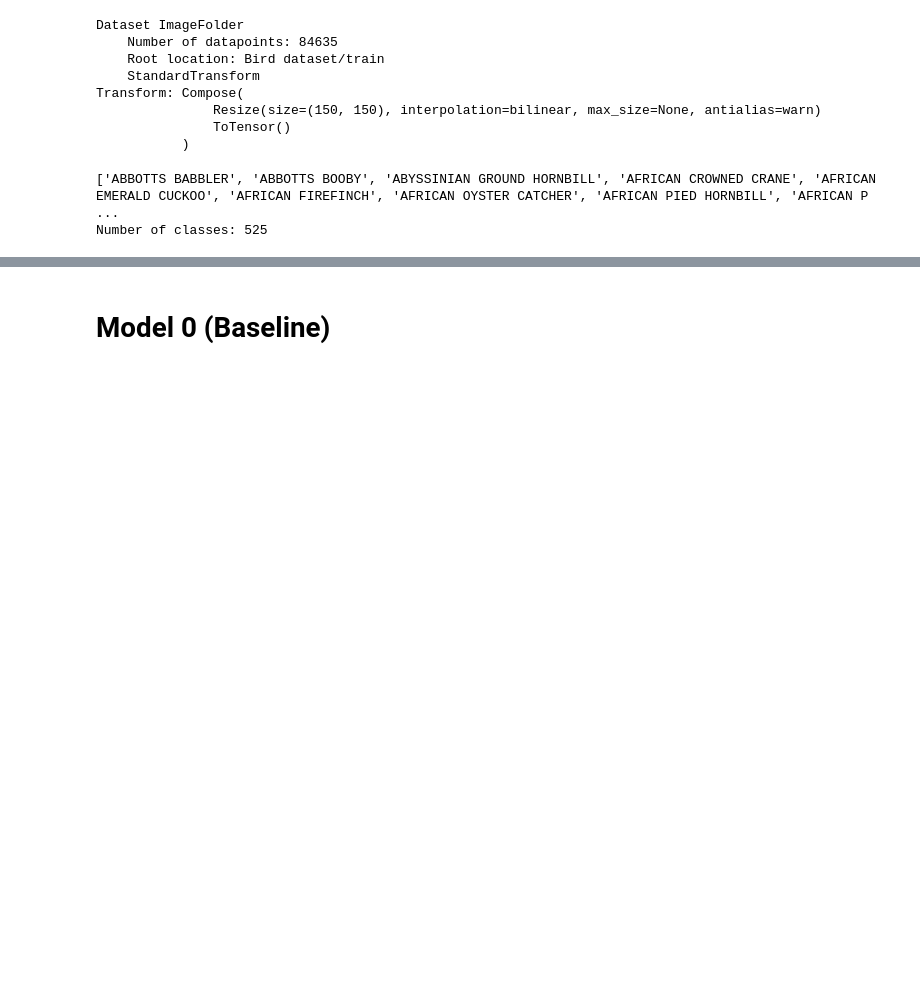
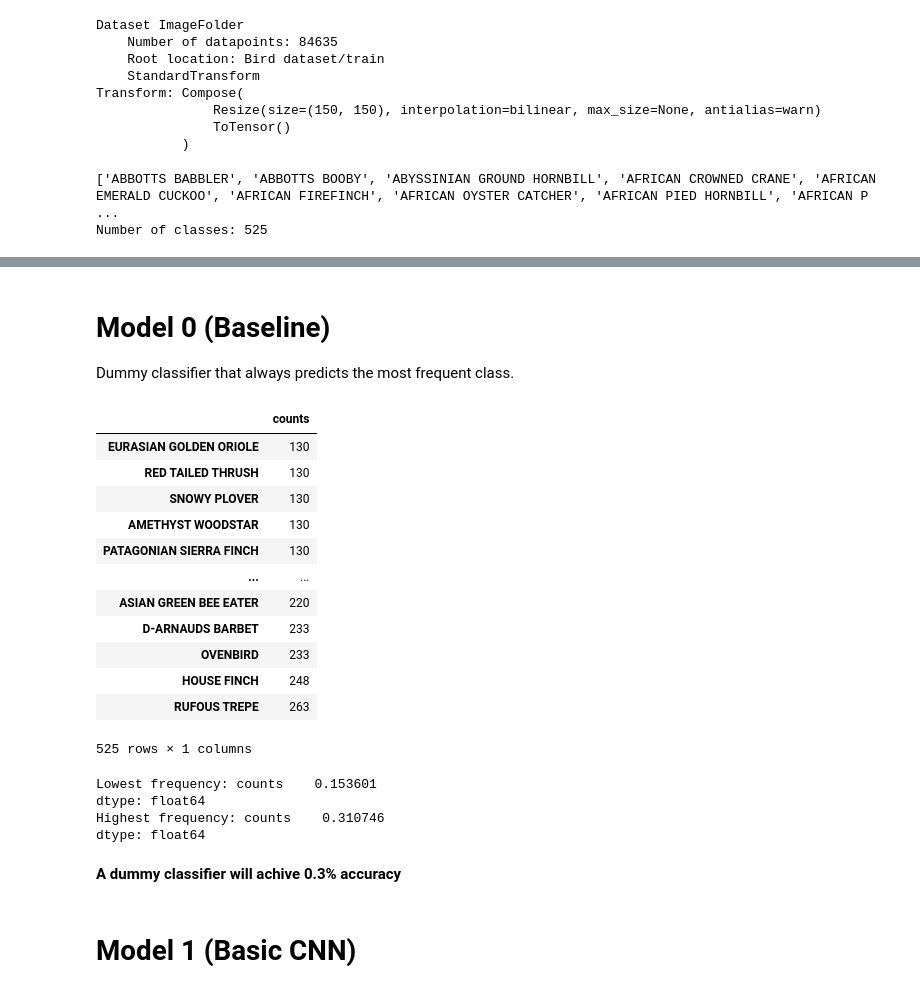
Before and after one commit to ManuelGehl/bird_image_classifier, a Jupyter notebook: bird_image_classifier.ipynb, the cells around one changed output, grey strips where cells are left out. Drawn from its saved outputs; the diff is of its cells as text; code cells hidden in the pictures; blank space fills up the shorter version.

```diff
--- a/bird_image_classifier.ipynb
+++ b/bird_image_classifier.ipynb
@@ -105,3 +110,47 @@ val_dataloader = DataLoader(
 )
 # %% [markdown]
 # Model 0 (Baseline)
+
+Dummy classifier that always predicts the most frequent class.
+# %%
+# Initialize a defaultdict to store class counts
+class_counts = defaultdict(int)
+
+# Iterate through the dataset and count the occurrences of each class
+for _, label in train_data:
+    class_counts[label] += 1
+# Turn into dataframe
+class_count_df = pd.DataFrame({"counts": class_counts.values()}, index=class_names)
+# Check counts of most abundant and least abundant class
+class_count_df.sort_values(by="counts")
+# %% [output]
+|  | counts |
+| EURASIAN GOLDEN ORIOLE | 130 |
+| RED TAILED THRUSH | 130 |
+| SNOWY PLOVER | 130 |
+| AMETHYST WOODSTAR | 130 |
+| PATAGONIAN SIERRA FINCH | 130 |
+| ... | ... |
+| ASIAN GREEN BEE EATER | 220 |
+| D-ARNAUDS BARBET | 233 |
+| OVENBIRD | 233 |
+| HOUSE FINCH | 248 |
+| RUFOUS TREPE | 263 |
+525 rows × 1 columns
+# %%
+# Determine frequencies of extreme classes
+mininum_class = class_count_df.min()
+maximum_class = class_count_df.max()
+sum_classes = class_count_df.sum()
+frequency_low = 100 * (mininum_class / sum_classes)
+frequency_high = 100 * (maximum_class / sum_classes)
+print(f"Lowest frequency: {frequency_low.item()} \nHighest frequency: {frequency_high.item()}")
+# %% [output]
+Lowest frequency: counts    0.153601
+dtype: float64
+Highest frequency: counts    0.310746
+dtype: float64
+# %% [markdown]
+**A dummy classifier will achive 0.3% accuracy**
+# %% [markdown]
+# Model 1 (Basic CNN)
```
Also changed, not shown: parts of 6 cells of this notebook.
